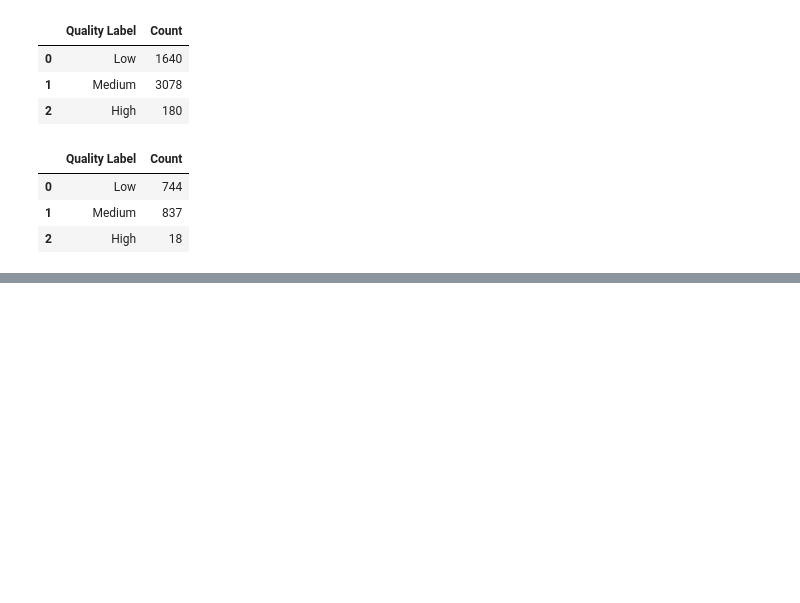
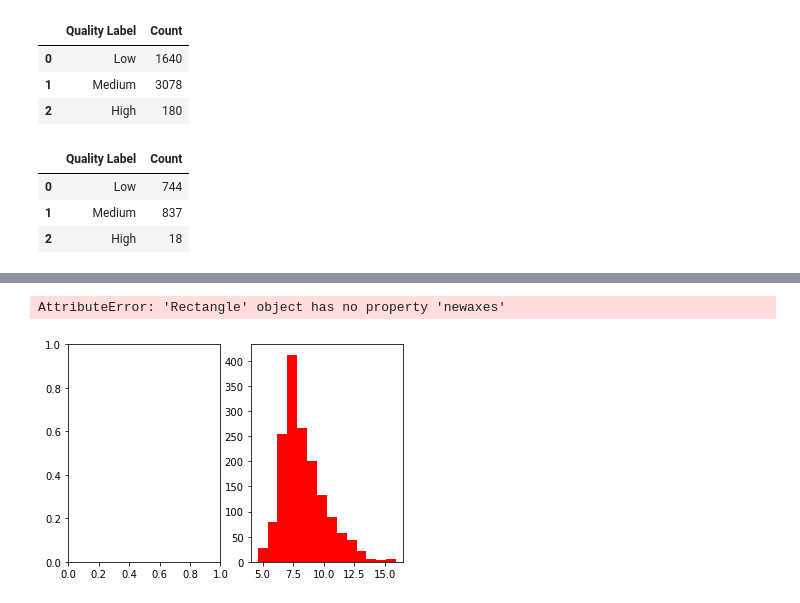
Before and after one commit to lvuduy/BlueBerry-Winery, a Jupyter notebook: PJ2_Sprint1.ipynb, the cells around one changed output, grey strips where cells are left out. Cells and saved outputs as stored; diff of their text form; code cells hidden in the pictures; blank space fills up the shorter version.

```diff
--- a/PJ2_Sprint1.ipynb
+++ b/PJ2_Sprint1.ipynb
@@ -315,0 +396,13 @@ ax_white = df_white.plot.bar(x='Quality Label', y='Count', rot=0, color="gray",t
+# %%
+#plt.hist(red_wine_fix,density=0, bins=20)
+axes = plt.subplots(1, 2)
+plt.hist(red_wine["fixed acidity"],density=0, bins=1, color="red",newaxes = axes[0])
+plt.hist(white_wine["fixed acidity"],density=0, bins=14, color="gray",newaxes=axes[1])
+#plt.axis([0, 12, 0, 1598])
+#axis([xmin,xmax,ymin,ymax])
+plt.xlabel('Fixed acidity')
+plt.ylabel('Count')
+plt.show()
+# %% [output]
+AttributeError: 'Rectangle' object has no property 'newaxes'
+[figure, added]
```
Also changed, not shown: parts of 10 cells of this notebook.
